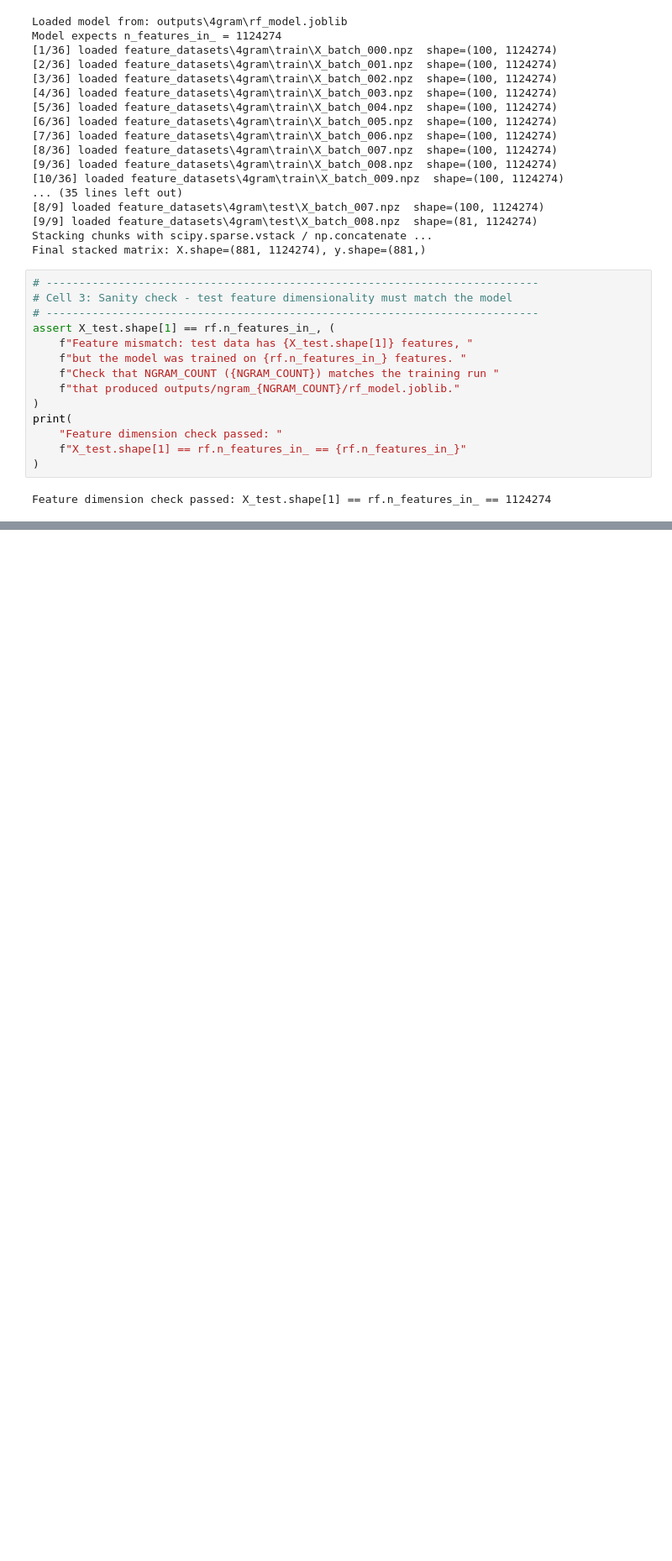
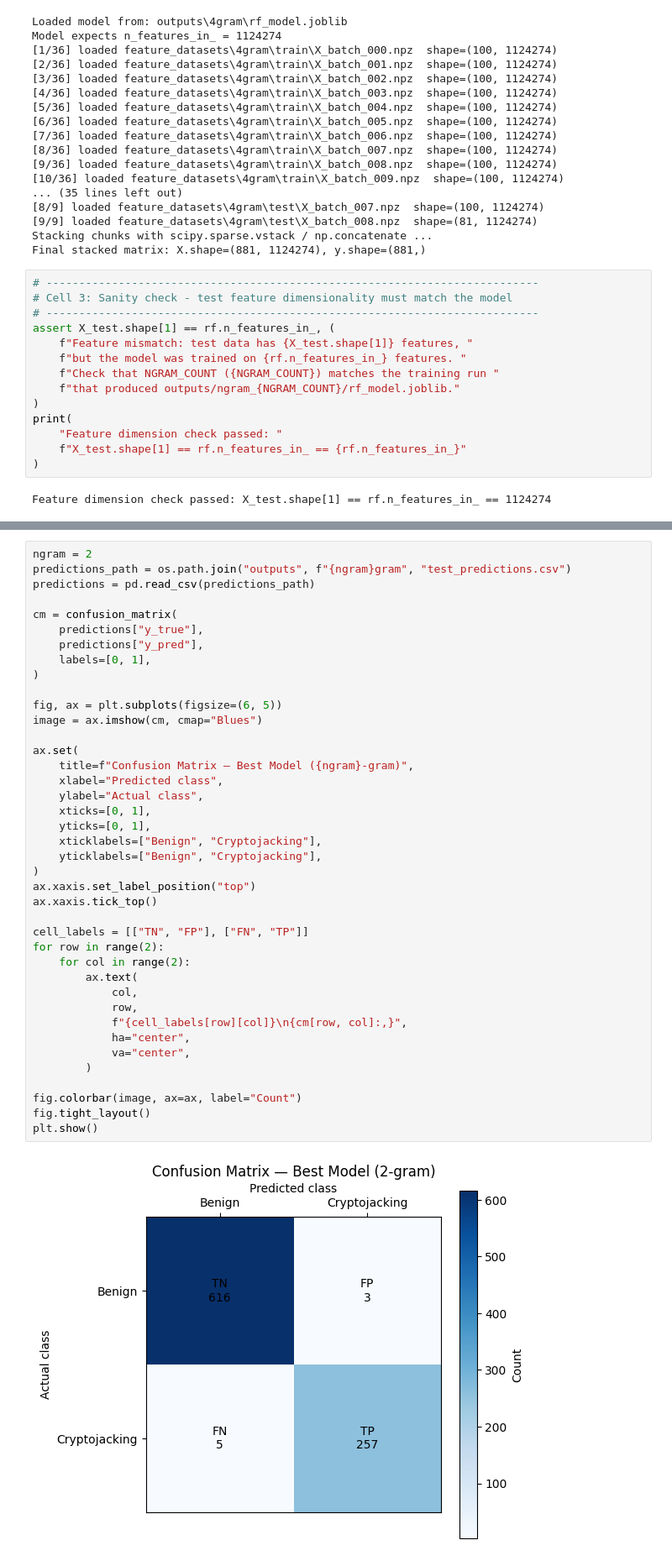
Before and after one commit to kujorichard/Graph-Aware-Cryptojacking-Classifier, a Jupyter notebook: ml/TestRandomForest.ipynb, the cells around one changed output, grey strips where cells are left out. Shown at 84% size. Cells and saved outputs as stored; diff of their text form; blank space fills up the shorter version.

```diff
--- a/ml/TestRandomForest.ipynb
+++ b/ml/TestRandomForest.ipynb
@@ -354,0 +410,42 @@ Metrics saved to: outputs\4gram\metrics.json
+# %%
+ngram = 2
+predictions_path = os.path.join("outputs", f"{ngram}gram", "test_predictions.csv")
+predictions = pd.read_csv(predictions_path)
+
+cm = confusion_matrix(
+    predictions["y_true"],
+    predictions["y_pred"],
+    labels=[0, 1],
+)
+
+fig, ax = plt.subplots(figsize=(6, 5))
+image = ax.imshow(cm, cmap="Blues")
+
+ax.set(
+    title=f"Confusion Matrix — Best Model ({ngram}-gram)",
+    xlabel="Predicted class",
+    ylabel="Actual class",
+    xticks=[0, 1],
+    yticks=[0, 1],
+    xticklabels=["Benign", "Cryptojacking"],
+    yticklabels=["Benign", "Cryptojacking"],
+)
+ax.xaxis.set_label_position("top")
+ax.xaxis.tick_top()
+
+cell_labels = [["TN", "FP"], ["FN", "TP"]]
+for row in range(2):
+    for col in range(2):
+        ax.text(
+            col,
+            row,
+            f"{cell_labels[row][col]}\n{cm[row, col]:,}",
+            ha="center",
+            va="center",
+        )
+
+fig.colorbar(image, ax=ax, label="Count")
+fig.tight_layout()
+plt.show()
+# %% [output]
+[figure, added]
```
Also changed, not shown: parts of 4 cells of this notebook, 5 other files.
